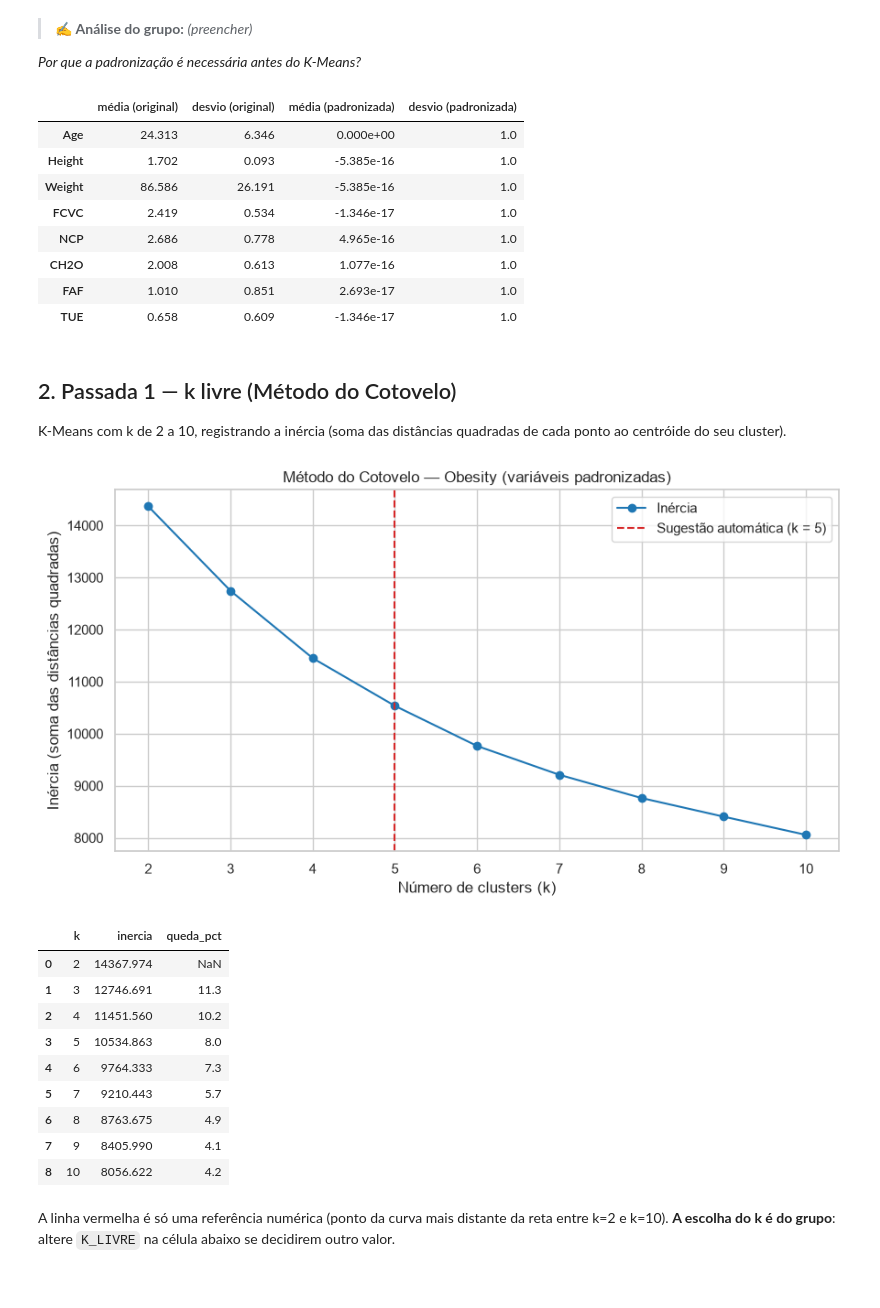
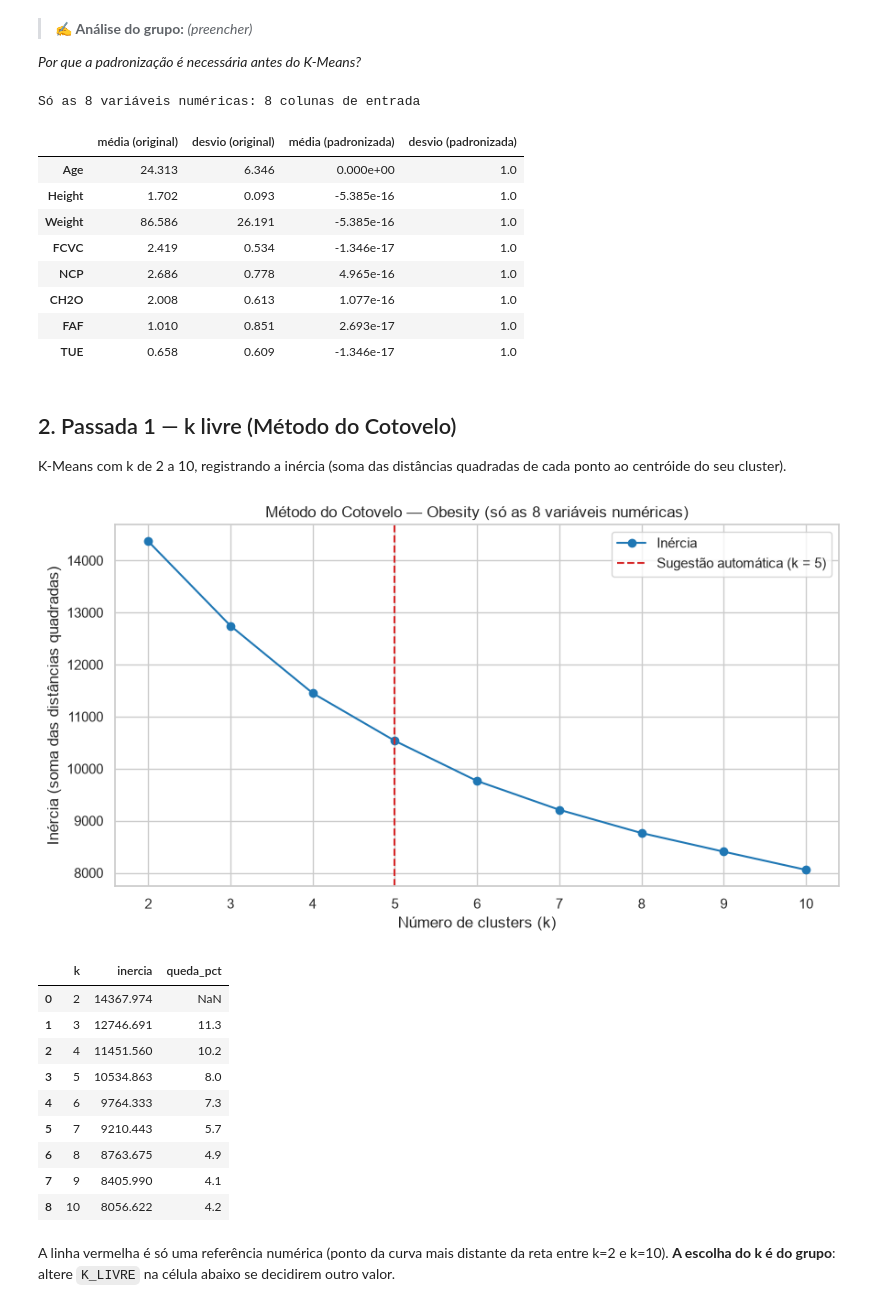
Before and after one commit to Pedro0602/projeto-avd, a Jupyter notebook: notebooks/parte_comum/kmeans_metricas.ipynb, the cells around one changed output. Drawn from its saved outputs; the diff is of its cells as text; code cells hidden in the pictures.

Commit message:
Compara conjuntos de variáveis no notebook do K-Means

```diff
--- a/notebooks/parte_comum/kmeans_metricas.ipynb
+++ b/notebooks/parte_comum/kmeans_metricas.ipynb
@@ -55,13 +58,17 @@ Z-score em cada variável numérica: $z = (x - \mu) / \sigma$.
 
 _Por que a padronização é necessária antes do K-Means?_
 # %%
-# [IA] Claude – padronização e comparação antes/depois
-X, scaler = km.padronizar(df)
+# [IA] Claude – escolha das variáveis, padronização e comparação antes/depois
+CONJUNTO = "numericas"  # "numericas" ou "todas": o grupo decide e justifica no relatório
+
+X_original = km.codificar(df, CONJUNTO)
+X, scaler = km.preparar_X(df, CONJUNTO)
+print(f"{km.CONJUNTOS[CONJUNTO]}: {X.shape[1]} colunas de entrada")
 
 comparacao = pd.concat(
     {
-        "média (original)": df[km.COLUNAS_NUMERICAS].mean(),
-        "desvio (original)": df[km.COLUNAS_NUMERICAS].std(),
+        "média (original)": X_original.mean(),
+        "desvio (original)": X_original.std(),
         "média (padronizada)": X.mean(),
         "desvio (padronizada)": X.std(),
     },
@@ -69,6 +76,7 @@ comparacao = pd.concat(
 )
 comparacao
 # %% [output]
+Só as 8 variáveis numéricas: 8 colunas de entrada
 |  | média (original) | desvio (original) | média (padronizada) | desvio (padronizada) |
 | Age | 24.313 | 6.346 | 0.000e+00 | 1.0 |
 | Height | 1.702 | 0.093 | -5.385e-16 | 1.0 |
@@ -132,24 +140,24 @@ K-Means com k de 2 a 10, registrando a inércia (soma das distâncias quadradas
 # %%
 # [IA] Claude – curva do cotovelo
 curva = km.curva_cotovelo(X, ks=range(2, 11))
 k_sugerido = km.sugerir_k_cotovelo(curva)
 
 fig, ax = plt.subplots(figsize=(9, 5))
 ax.plot(curva["k"], curva["inercia"], marker="o", color="tab:blue", label="Inércia")
 ax.axvline(k_sugerido, color="tab:red", linestyle="--",
            label=f"Sugestão automática (k = {k_sugerido})")
-ax.set_title("Método do Cotovelo — Obesity (variáveis padronizadas)")
+ax.set_title(f"Método do Cotovelo — Obesity ({km.CONJUNTOS[CONJUNTO].lower()})")
 ax.set_xlabel("Número de clusters (k)")
 ax.set_ylabel("Inércia (soma das distâncias quadradas)")
 ax.set_xticks(curva["k"])
 ax.legend()
 fig.tight_layout()
 fig.savefig(OUT / "cotovelo.png", dpi=150, bbox_inches="tight")
 plt.show()
 
 curva.assign(queda_pct=(-curva["inercia"].pct_change() * 100).round(1))
 # %% [output]
-[figure, old version]
+[figure, new version]
 |  | k | inercia | queda_pct |
 | 0 | 2 | 14367.974 | NaN |
 | 1 | 3 | 12746.691 | 11.3 |
```
Also changed, not shown: parts of 5 cells of this notebook.
